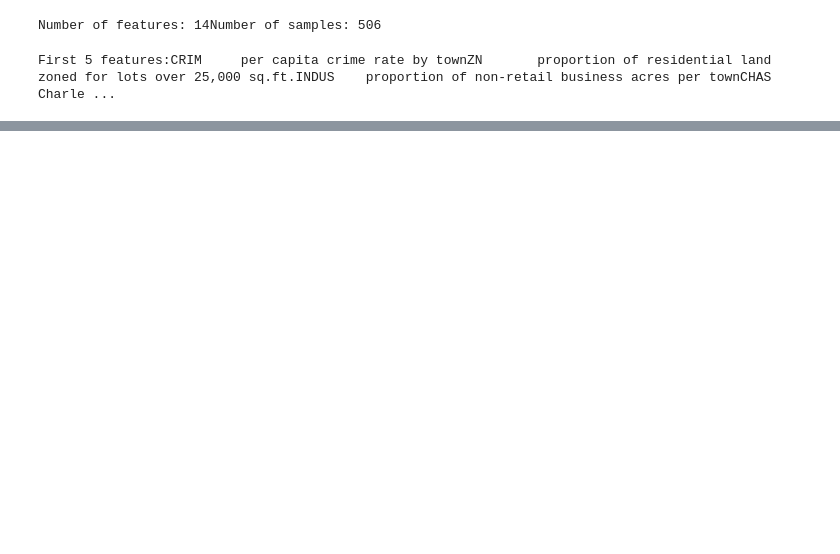
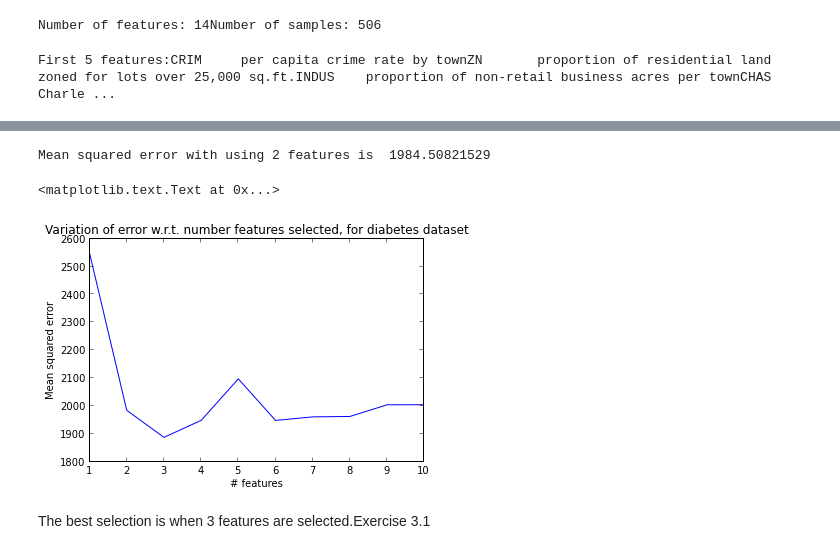
Before and after one commit to srijankr/datascience-fall14, a Jupyter notebook: lab1/lab1 srijan.ipynb, the cells around one changed output, grey strips where cells are left out. Cells and saved outputs as stored; diff of their text form; code cells hidden in the pictures; blank space fills up the shorter version.

```diff
--- a/lab1/lab1 srijan.ipynb
+++ b/lab1/lab1 srijan.ipynb
@@ -16,0 +26,4 @@ Welcome to pylab, a matplotlib-based Python environment [backend: module://IPyth
+# %%
+diabetes = datasets.load_diabetes()
+# %%
+xtrain = diabetes.data[:-20,:]ytrain = diabetes.target[:-20]xtest = diabetes.data[-20:,:]ytest = diabetes.target[-20:]
@@ -16,0 +36,13 @@ Welcome to pylab, a matplotlib-based Python environment [backend: module://IPyth
+# %%
+from sklearn.feature_selection import RFErfe = RFE(estimator=model, n_features_to_select=2, step=1)rfemodel = rfe.fit(xtrain, ytrain)ypred = rfemodel.predict(xtest)print "Mean squared error with using 2 features is ", mean_squared_error(ytest,ypred)
+# %% [output]
+Mean squared error with using 2 features is  1984.50821529
+# %%
+X = []Y = []for i in range(diabetes.data.shape[1]):    rfe = RFE(estimator=model, n_features_to_select=i+1, step=1)    rfemodel = rfe.fit(xtrain, ytrain)    ypred = rfemodel.predict(xtest)    X.append(i+1)    Y.append(mean_squared_error(ytest,ypred))
+# %%
+plt.plot(X,Y)plt.xlabel("# features")plt.ylabel("Mean squared error")plt.title("Variation of error w.r.t. number features selected, for diabetes dataset")
+# %% [output]
+<matplotlib.text.Text at 0x...>
+[figure, added]
+# %% [markdown]
+The best selection is when 3 features are selected.Exercise 3.1
```
Also changed, not shown: parts of 17 cells of this notebook.
